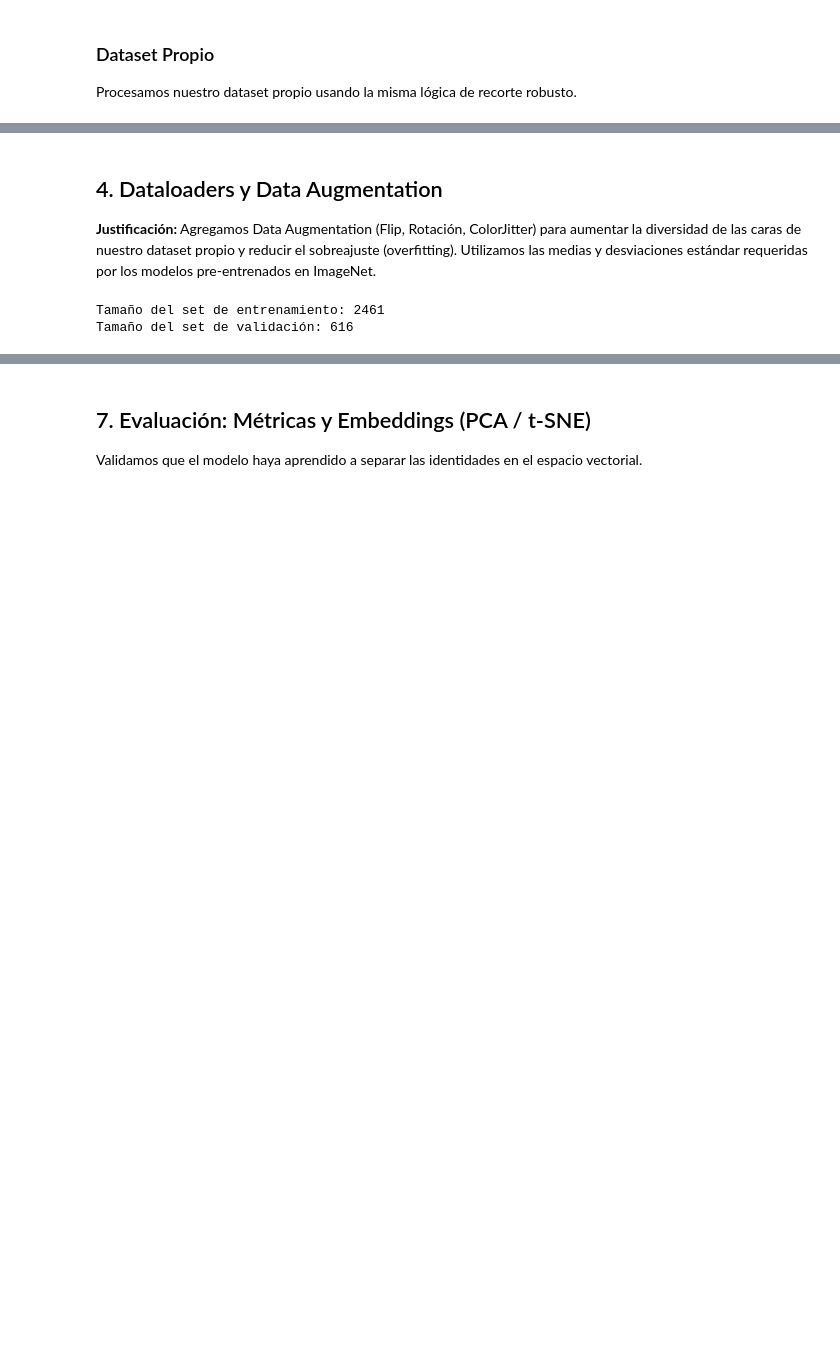
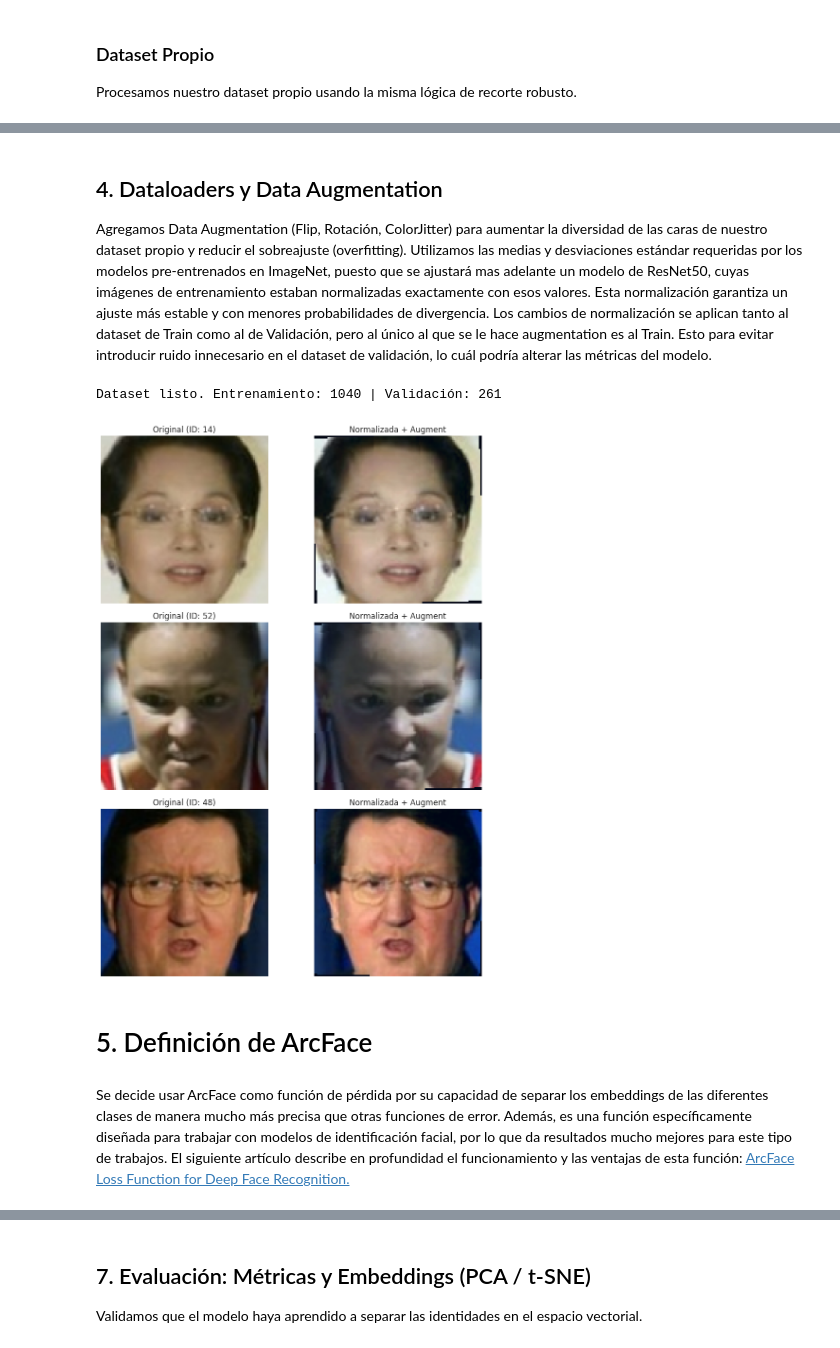
Before and after one commit to Juanmora29/tuia-face-recognition-app, a Jupyter notebook: train.ipynb, the cells around one changed output, grey strips where cells are left out. Cells and saved outputs as stored; diff of their text form; code cells hidden in the pictures; blank space fills up the shorter version.

Commit message:
Training refinement

```diff
--- a/train.ipynb
+++ b/train.ipynb
@@ -30,13 +65,0 @@ Descargamos el dataset Labeled Faces in the Wild, filtrando aquellas personas qu
-# %%
-from sklearn.datasets import fetch_lfw_people
-import matplotlib.pyplot as plt
-import numpy as np
-
-# Descargamos LFW (esto puede tardar unos segundos la primera vez)
-lfw = fetch_lfw_people(min_faces_per_person=15, resize=1.0, color=True, slice_=None)
-n_samples, h, w, c = lfw.images.shape
-n_classes = len(lfw.target_names)
-
-print(f"Total de imágenes originales: {n_samples}")
-print(f"Cantidad de personas (clases): {n_classes}")
-print(f"Resolución original: {h}x{w}")
@@ -185,13 +314,9 @@ Total de personas distintas (clases): 105
 # %% [markdown]
 ## 4. Dataloaders y Data Augmentation
-**Justificación:** Agregamos Data Augmentation (Flip, Rotación, ColorJitter) para aumentar la diversidad de las caras de nuestro dataset propio y reducir el sobreajuste (overfitting). Utilizamos las medias y desviaciones estándar requeridas por los modelos pre-entrenados en ImageNet.
+Agregamos Data Augmentation (Flip, Rotación, ColorJitter) para aumentar la diversidad de las caras de nuestro dataset propio y reducir el sobreajuste (overfitting). Utilizamos las medias y desviaciones estándar requeridas por los modelos pre-entrenados en ImageNet, puesto que se ajustará mas adelante un modelo de ResNet50, cuyas imágenes de entrenamiento estaban normalizadas exactamente con esos valores. Esta normalización garantiza un ajuste más estable y con menores probabilidades de divergencia.
+Los cambios de normalización se aplican tanto al dataset de Train como al de Validación, pero al único al que se le hace augmentation es al Train. Esto para evitar introducir ruido innecesario en el dataset de validación, lo cuál podría alterar las métricas del modelo.
 # %%
-import torch
-from torch.utils.data import Dataset, DataLoader
-from torchvision import transforms
-from sklearn.model_selection import train_test_split
-from PIL import Image
-
+# 1. Definición de la Clase Dataset
 class FaceDataset(Dataset):
     def __init__(self, images, labels, transform=None):
         self.images = images
@@ -204,43 +329,75 @@ class FaceDataset(Dataset):
     def __getitem__(self, idx):
         image = self.images[idx]
         label = self.labels[idx]
-
-        # PIL Image es requerido por algunas transformaciones
         image = Image.fromarray(image)
-
         if self.transform:
             image = self.transform(image)
-
         return image, label
 
-# Transformaciones para ENTRENAMIENTO (Data Augmentation)
+# 2. Definición de Transformaciones
 train_transform = transforms.Compose([
     transforms.RandomHorizontalFlip(p=0.5),
     transforms.RandomRotation(degrees=10),
     transforms.ColorJitter(brightness=0.2, contrast=0.2),
     transforms.ToTensor(),
     transforms.Normalize(mean=[0.485, 0.456, 0.406], std=[0.229, 0.224, 0.225])
 ])
 
-# Transformaciones para VALIDACIÓN (Sin ruido)
 val_transform = transforms.Compose([
     transforms.ToTensor(),
     transforms.Normalize(mean=[0.485, 0.456, 0.406], std=[0.229, 0.224, 0.225])
 ])
 
+# 3. Split de Datos
 X_train, X_val, y_train, y_val = train_test_split(
     all_images, all_labels, test_size=0.2, random_state=42, stratify=all_labels
 )
 
 train_dataset = FaceDataset(X_train, y_train, transform=train_transform)
 val_dataset = FaceDataset(X_val, y_val, transform=val_transform)
 
-train_loader = DataLoader(train_dataset, batch_size=32, shuffle=True,drop_last= True)
+# 4. Creación de DataLoaders
+train_loader = DataLoader(train_dataset, batch_size=32, shuffle=True, drop_last=True)
 val_loader = DataLoader(val_dataset, batch_size=32, shuffle=False)
 
-print(f"Tamaño del set de entrenamiento: {len(train_dataset)}")
-print(f"Tamaño del set de validación: {len(val_dataset)}")
+print(f"Dataset listo. Entrenamiento: {len(train_dataset)} | Validación: {len(val_dataset)}")
+
+# --- 5. VISUALIZACIÓN DE VARIOS EJEMPLOS ---
+def show_multiple_comparisons(n_examples=3):
+    plt.figure(figsize=(10, 4 * n_examples))
+
+    for i in range(n_examples):
+        # Seleccionamos un índice aleatorio cada vez que corras la celda
+        idx = np.random.randint(0, len(X_train))
+
+        img_orig = X_train[idx]
+        img_transformed, label = train_dataset[idx]
+
+        # Subplot Original
+        plt.subplot(n_examples, 2, 2*i + 1)
+        plt.imshow(img_orig)
+        plt.title(f"Original (ID: {label})")
+        plt.axis('off')
+
+        # Subplot Transformada
+        plt.subplot(n_examples, 2, 2*i + 2)
+        # Re-escalamos solo para que sea visible en el gráfico
+        img_np = img_transformed.permute(1, 2, 0).numpy()
+        img_np = (img_np - img_np.min()) / (img_np.max() - img_np.min())
+        plt.imshow(img_np)
+        plt.title("Normalizada + Augment")
+        plt.axis('off')
+
+    plt.tight_layout()
+    plt.show()
+
+# Mostramos 3 ejemplos aleatorios
+show_multiple_comparisons(n_examples=3)
 # %% [output]
-Tamaño del set de entrenamiento: 2461
-Tamaño del set de validación: 616
+Dataset listo. Entrenamiento: 1040 | Validación: 261
+[figure, added]
+# %% [markdown]
+# 5. Definición de ArcFace
+# %% [markdown]
+Se decide usar ArcFace como función de pérdida por su capacidad de separar los embeddings de las diferentes clases de manera mucho más precisa que otras funciones de error. Además, es una función específicamente diseñada para trabajar con modelos de identificación facial, por lo que da resultados mucho mejores para este tipo de trabajos. El siguiente artículo describe en profundidad el funcionamiento y las ventajas de esta función: [ArcFace Loss Function for Deep Face Recognition.](https://medium.com/@payyavulasaiprakash/arcface-loss-function-for-deep-face-recognition-e1ff5e173b52)
 # %%
```
Also changed, not shown: parts of 19 cells of this notebook.
